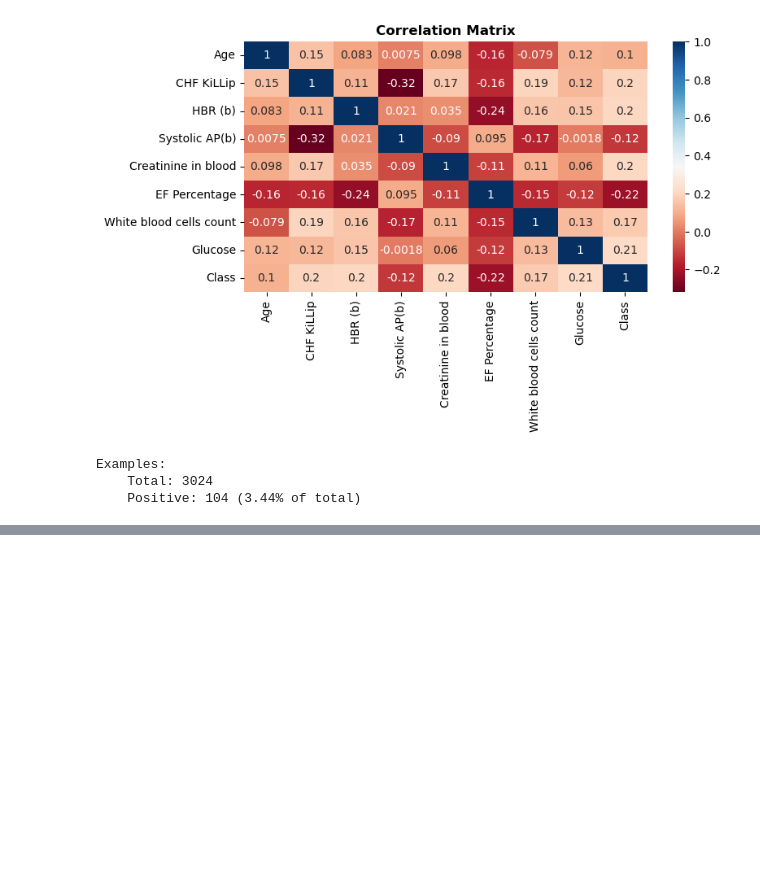
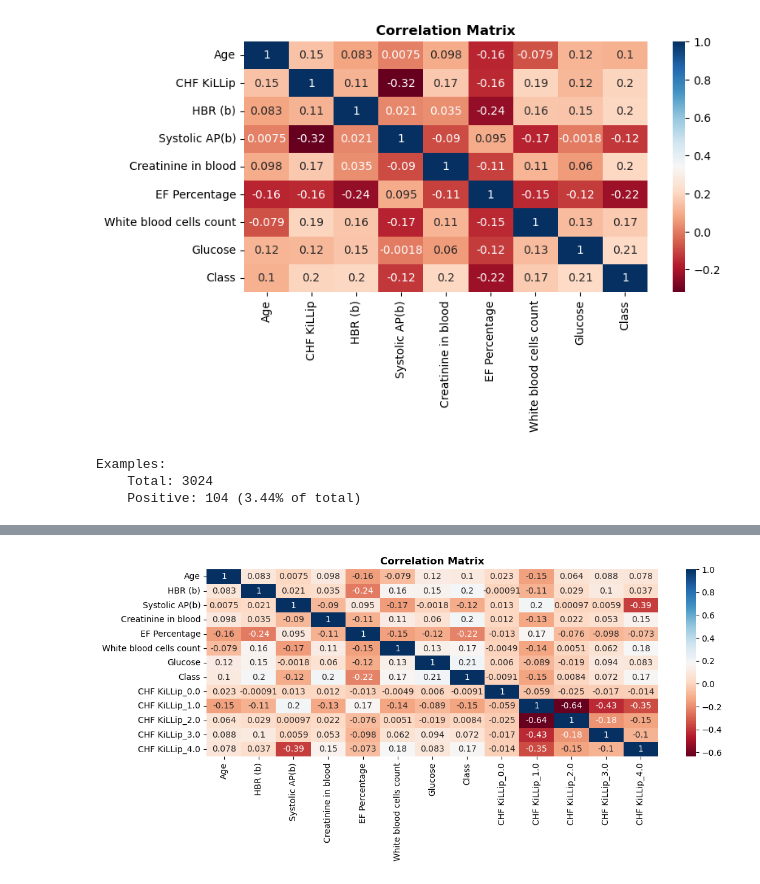
Before and after one commit to bvpotapenko/feat-imp-research, a Jupyter notebook: 0. Examine and process the dataset .ipynb, the cells around one changed output, grey strips where cells are left out. Drawn from its saved outputs; the diff is of its cells as text; code cells hidden in the pictures; blank space fills up the shorter version.

```diff
--- a/0. Examine and process the dataset .ipynb
+++ b/0. Examine and process the dataset .ipynb
@@ -199,0 +221,3 @@ Examples:
+# %%
+final_df = pd.get_dummies(final_df, columns=['CHF KiLLip'])
+final_df.describe()
@@ -199,0 +236,8 @@ Examples:
+# %%
+plt.figure(figsize = (12,4), dpi=100)
+ax = plt.axes()
+sns.heatmap(final_df.corr(), annot = True, cmap='RdBu', ax=ax)
+ax.set_title('Correlation Matrix', weight='bold')
+plt.show()
+# %% [output]
+[figure, added]
```
Also changed, not shown: parts of 5 cells of this notebook, 2 other files.
